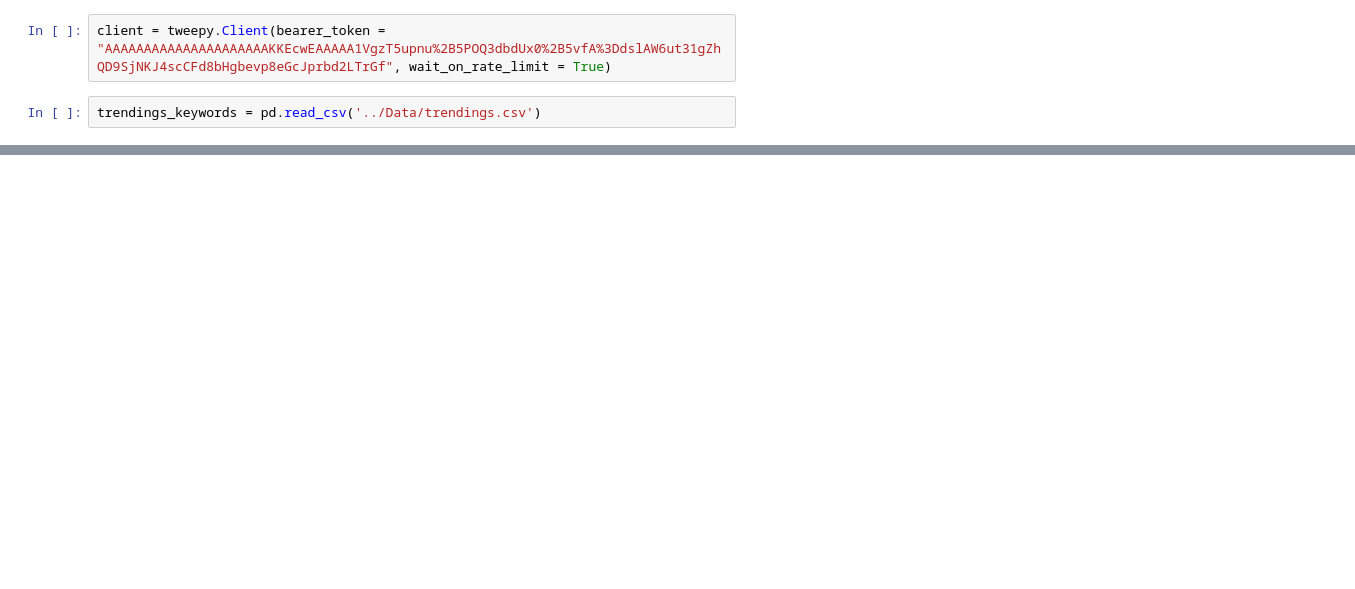
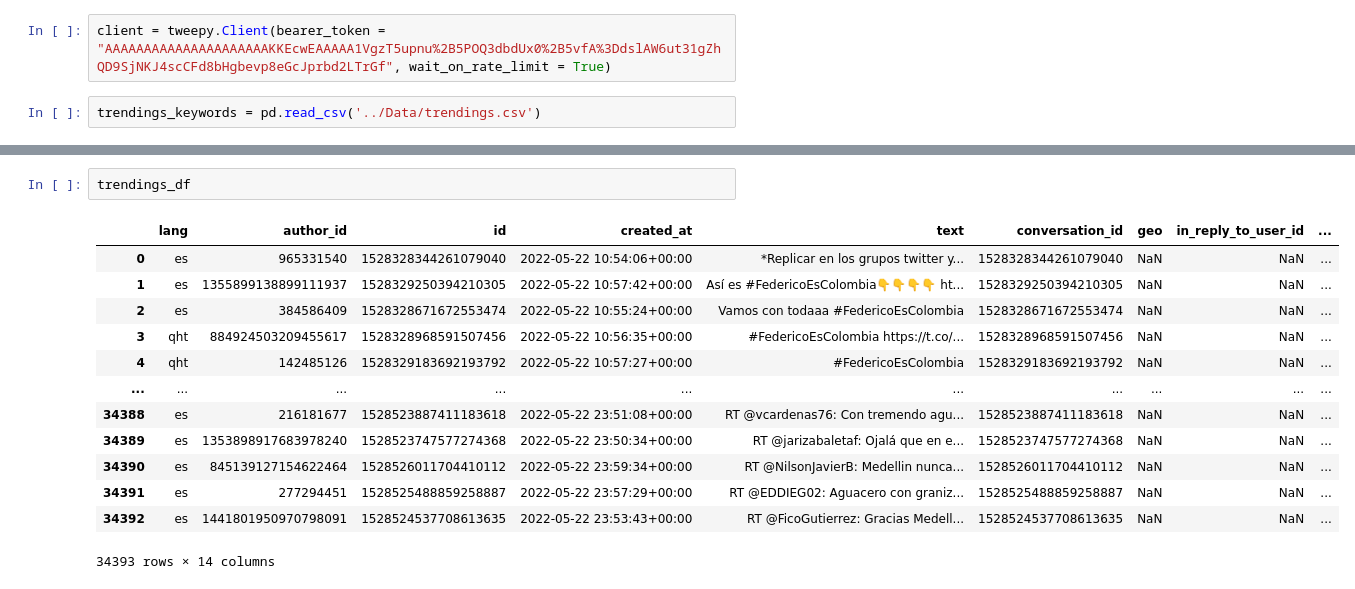
Before and after one commit to jjiguaran/Emotions_analysis, a Jupyter notebook: Code/Trending_tweets.ipynb, the cells around one changed output, grey strips where cells are left out. Drawn from its saved outputs; the diff is of its cells as text; blank space fills up the shorter version.

```diff
--- a/Code/Trending_tweets.ipynb
+++ b/Code/Trending_tweets.ipynb
@@ -66,0 +93,16 @@ trendings_df  = get_trendings(trending, start_date, number_days, minutes_spam )
+# %%
+trendings_df
+# %% [output]
+|  | lang | author_id | id | created_at | text | conversation_id | geo | in_reply_to_user_id | ... |
+| 0 | es | 965331540 | 1528328344261079040 | 2022-05-22 10:54:06+00:00 | *Replicar en los grupos twitter y... | 1528328344261079040 | NaN | NaN | ... |
+| 1 | es | 1355899138899111937 | 1528329250394210305 | 2022-05-22 10:57:42+00:00 | Así es #FedericoEsColombia👇👇👇👇 ht... | 1528329250394210305 | NaN | NaN | ... |
+| 2 | es | 384586409 | 1528328671672553474 | 2022-05-22 10:55:24+00:00 | Vamos con todaaa #FedericoEsColombia | 1528328671672553474 | NaN | NaN | ... |
+| 3 | qht | 884924503209455617 | 1528328968591507456 | 2022-05-22 10:56:35+00:00 | #FedericoEsColombia https://t.co/... | 1528328968591507456 | NaN | NaN | ... |
+| 4 | qht | 142485126 | 1528329183692193792 | 2022-05-22 10:57:27+00:00 | #FedericoEsColombia | 1528329183692193792 | NaN | NaN | ... |
+| ... | ... | ... | ... | ... | ... | ... | ... | ... | ... |
+| 34388 | es | 216181677 | 1528523887411183618 | 2022-05-22 23:51:08+00:00 | RT @vcardenas76: Con tremendo agu... | 1528523887411183618 | NaN | NaN | ... |
+| 34389 | es | 1353898917683978240 | 1528523747577274368 | 2022-05-22 23:50:34+00:00 | RT @jarizabaletaf: Ojalá que en e... | 1528523747577274368 | NaN | NaN | ... |
+| 34390 | es | 845139127154622464 | 1528526011704410112 | 2022-05-22 23:59:34+00:00 | RT @NilsonJavierB: Medellin nunca... | 1528526011704410112 | NaN | NaN | ... |
+| 34391 | es | 277294451 | 1528525488859258887 | 2022-05-22 23:57:29+00:00 | RT @EDDIEG02: Aguacero con graniz... | 1528525488859258887 | NaN | NaN | ... |
+| 34392 | es | 1441801950970798091 | 1528524537708613635 | 2022-05-22 23:53:43+00:00 | RT @FicoGutierrez: Gracias Medell... | 1528524537708613635 | NaN | NaN | ... |
+34393 rows × 14 columns
```
Also changed, not shown: parts of 9 cells of this notebook.
